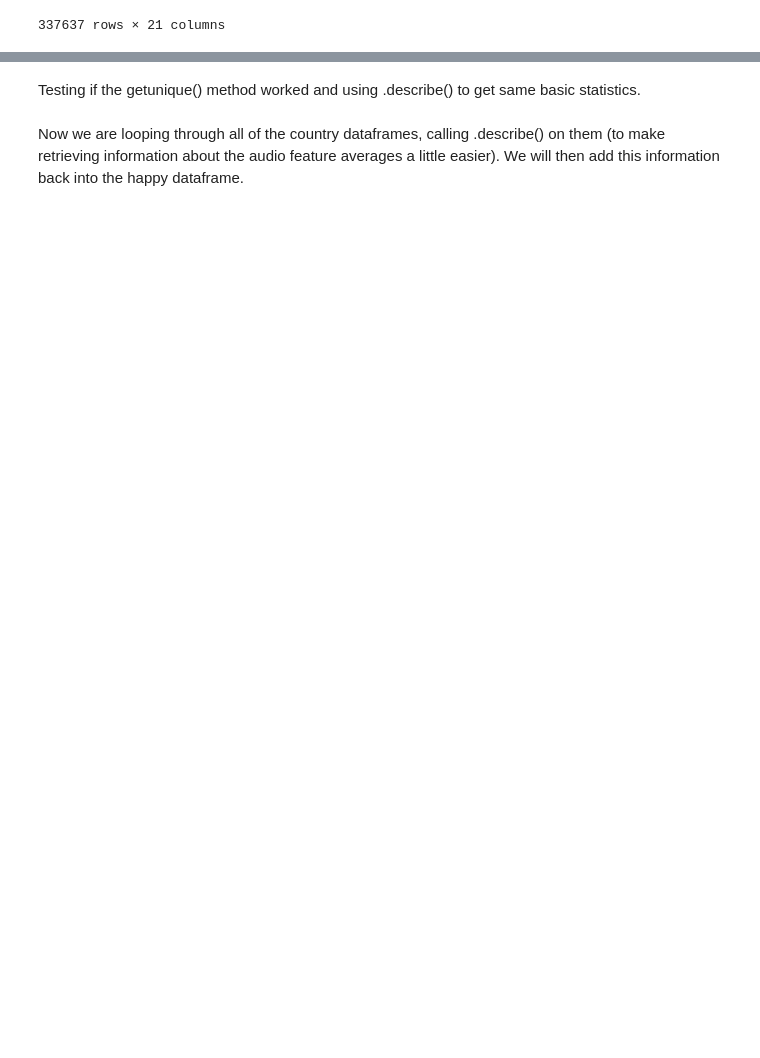
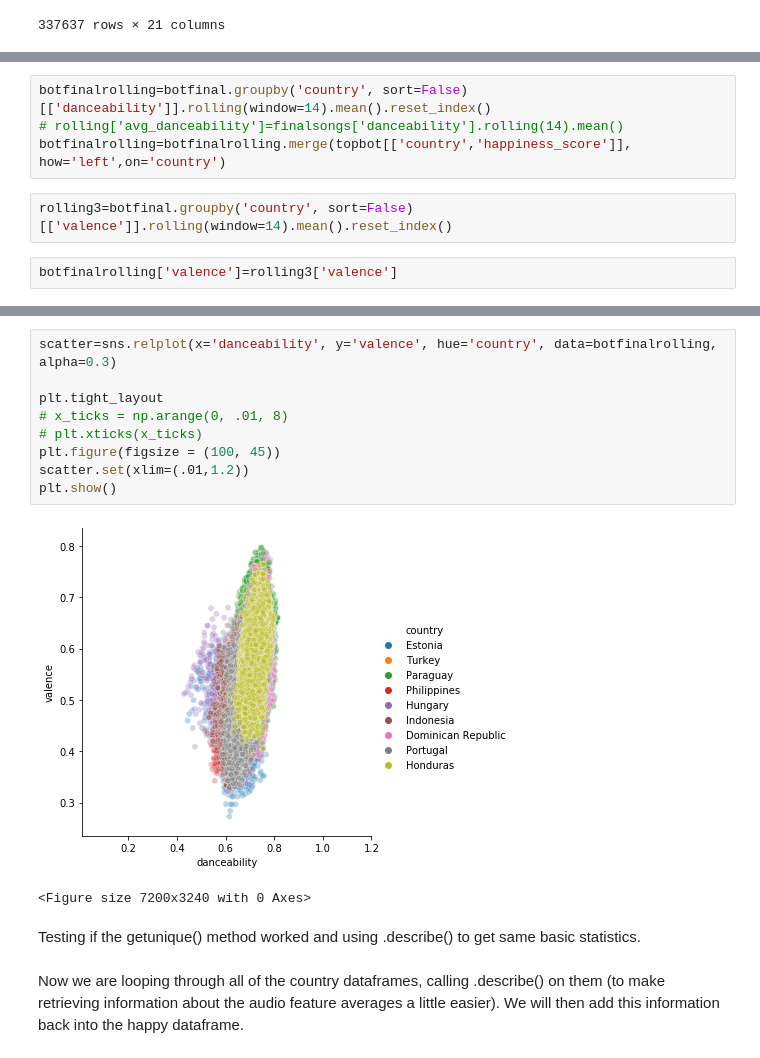
Before and after one commit to Albina-C/INFO-2950-Project, a Jupyter notebook: PROJ 2950.ipynb, the cells around one changed output, grey strips where cells are left out. Cells and saved outputs as stored; diff of their text form; blank space fills up the shorter version.

```diff
--- a/PROJ 2950.ipynb
+++ b/PROJ 2950.ipynb
@@ -897,0 +908,8 @@ rolling2.head(100)
+# %%
+botfinalrolling=botfinal.groupby('country', sort=False)[['danceability']].rolling(window=14).mean().reset_index()
+# rolling['avg_danceability']=finalsongs['danceability'].rolling(14).mean()
+botfinalrolling=botfinalrolling.merge(topbot[['country','happiness_score']], how='left',on='country')
+# %%
+rolling3=botfinal.groupby('country', sort=False)[['valence']].rolling(window=14).mean().reset_index()
+# %%
+botfinalrolling['valence']=rolling3['valence']
@@ -910,4 +946,16 @@ plt.show()
 <Figure size 7200x3240 with 0 Axes>
+# %%
+scatter=sns.relplot(x='danceability', y='valence', hue='country', data=botfinalrolling, alpha=0.3)
+
+plt.tight_layout
+# x_ticks = np.arange(0, .01, 8)
+# plt.xticks(x_ticks)
+plt.figure(figsize = (100, 45))
+scatter.set(xlim=(.01,1.2))
+plt.show()
+# %% [output]
+[figure, added]
+<Figure size 7200x3240 with 0 Axes>
 # %% [markdown]
 Testing if the getunique() method worked and using .describe() to get same basic statistics.
 # %% [markdown]
```
Also changed, not shown: parts of 25 cells of this notebook.
